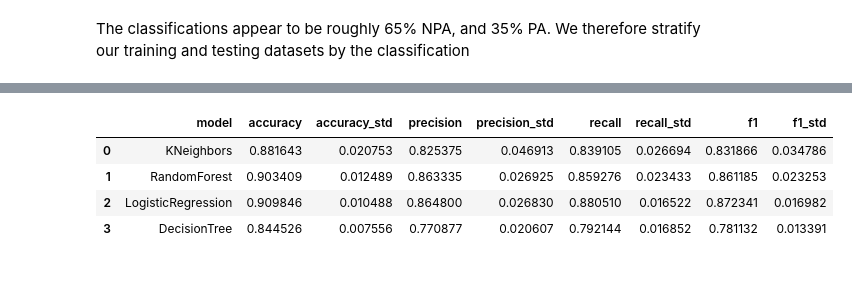
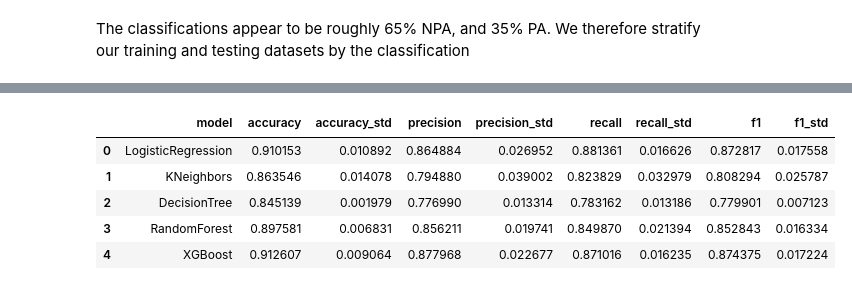
Before and after one commit to ajlukasiewicz/Team_9_MacLearn, a Jupyter notebook: Prediction_of_plant_associated_bacteria.ipynb, the cells around one changed output, grey strips where cells are left out. Drawn from its saved outputs; the diff is of its cells as text; code cells hidden in the pictures.

```diff
--- a/Prediction_of_plant_associated_bacteria.ipynb
+++ b/Prediction_of_plant_associated_bacteria.ipynb
@@ -172,22 +146,0 @@ plt.show()
-# %%
-#ML
-#Random Forest model building and evaluation
-depths = [i for i in range(1, 20+1)]
-accuracies = []
-
-for depth in depths:
-  clf2 = RandomForestClassifier(max_depth=depth, random_state=42)
-  clf2.fit(X_train, y_train.values.ravel())
-  y_pred2 = clf2.predict(X_test)
-  accuracies.append(metrics.accuracy_score(y_test, y_pred2))
-
-
-fig, ax = plt.subplots(1, 1)
-fig.set_size_inches(12, 7)
-ax.plot(depths, accuracies, '-', color="black", ms=10)
-ax.plot(depths, accuracies, 'o', color="blue", ms=5)
-ax.set_xlabel("max depth", size=15)
-ax.set_ylabel("accuracy score", size=15)
-ax.title.set_text('Evaluating Random Forest Classification Accuracy')
-plt.xticks(depths)
-plt.show()
@@ -334,10 +414,11 @@ kf = KFold(n_splits=5, shuffle=True, random_state=42)
 
 # Initialize a dictionary to store the models; parameters provided by Sarah and Muyoung for their models
 models = {
-    'KNeighbors': KNeighborsClassifier(n_neighbors=10),
-    'RandomForest': RandomForestClassifier(n_estimators=100, max_depth = 12),
     'LogisticRegression': LogisticRegression(max_iter = 500, penalty = 'l1', solver = 'saga'),
-    'DecisionTree': DecisionTreeClassifier(max_depth = 7)
+    'KNeighbors': KNeighborsClassifier(n_neighbors=23),
+    'DecisionTree': DecisionTreeClassifier(max_depth=dt_depth, min_samples_leaf=dt_min_samples_leaf),
+    'RandomForest': RandomForestClassifier(n_estimators=RF_n_estimators, max_depth=RF_depth, min_samples_leaf=RF_min_samples_leaf),
+    'XGBoost': xgb.XGBClassifier(objective="binary:logistic", n_estimators=XGB_n_estimators, max_depth=XGB_depth, random_state=42)
 }
 
 # Loop through each model and perform cross-validation
@@ -350,7 +431,10 @@ for name, model in models.items():
 
     for train_index, test_index in kf.split(X):
         X_train, X_test = X[train_index], X[test_index]
-        y_train, y_test = y[train_index], y[test_index]
+        if name != "XGBoost":
+          y_train, y_test = y[train_index], y[test_index]
+        else:
+          y_train, y_test = y[train_index].replace("PA", 1).replace("NPA", 0), y[test_index].replace("PA", 1).replace("NPA", 0)
 
         # Train the model on the training data
         model.fit(X_train, y_train)
@@ -360,40 +444,46 @@ for name, model in models.items():
 
         # Compute the accuracy score and append it to the list
         accuracy = accuracy_score(y_test, y_pred)
         accuracies.append(accuracy)
 
+        if name != "XGBoost":
+          _pos_label = "PA"
+        else:
+          _pos_label = 1
+
         #calculate and print the precision
-        precision.append(precision_score(y_test, y_pred, pos_label = "PA"))
+        precision.append(precision_score(y_test, y_pred, pos_label = _pos_label))
 
         # calculate and print the recall
-        recall.append(recall_score(y_test, y_pred, pos_label = "PA"))
+        recall.append(recall_score(y_test, y_pred, pos_label = _pos_label))
 
         # calculate and print the F1 score
-        f1_sc = f1_score(y_test, y_pred, pos_label = 'PA')
+        f1_sc = f1_score(y_test, y_pred, pos_label = _pos_label)
         f1.append(f1_sc)
 
     # Compute the mean and standard deviation of the accuracies
     mean_accuracy = np.mean(accuracies)
     std_accuracy = np.std(accuracies)
 
     cross_val["model"].append(name)
     cross_val["accuracy"].append(mean_accuracy)
     cross_val["accuracy_std"].append(std_accuracy)
     cross_val["precision"].append(np.mean(precision))
     cross_val["precision_std"].append(np.std(precision))
     cross_val["recall"].append(np.mean(recall))
     cross_val["recall_std"].append(np.std(recall))
     cross_val["f1"].append(np.mean(f1))
     cross_val["f1_std"].append(np.std(f1))
 
 cross_val = pd.DataFrame.from_dict(cross_val)
 cross_val
 # %% [output]
 |  | model | accuracy | accuracy_std | precision | precision_std | recall | recall_std | f1 | f1_std |
-| 0 | KNeighbors | 0.881643 | 0.020753 | 0.825375 | 0.046913 | 0.839105 | 0.026694 | 0.831866 | 0.034786 |
-| 1 | RandomForest | 0.903409 | 0.012489 | 0.863335 | 0.026925 | 0.859276 | 0.023433 | 0.861185 | 0.023253 |
-| 2 | LogisticRegression | 0.909846 | 0.010488 | 0.864800 | 0.026830 | 0.880510 | 0.016522 | 0.872341 | 0.016982 |
-| 3 | DecisionTree | 0.844526 | 0.007556 | 0.770877 | 0.020607 | 0.792144 | 0.016852 | 0.781132 | 0.013391 |
+| 0 | LogisticRegression | 0.910153 | 0.010892 | 0.864884 | 0.026952 | 0.881361 | 0.016626 | 0.872817 | 0.017558 |
+| 1 | KNeighbors | 0.863546 | 0.014078 | 0.794880 | 0.039002 | 0.823829 | 0.032979 | 0.808294 | 0.025787 |
+| 2 | DecisionTree | 0.845139 | 0.001979 | 0.776990 | 0.013314 | 0.783162 | 0.013186 | 0.779901 | 0.007123 |
+| 3 | RandomForest | 0.897581 | 0.006831 | 0.856211 | 0.019741 | 0.849870 | 0.021394 | 0.852843 | 0.016334 |
+| 4 | XGBoost | 0.912607 | 0.009064 | 0.877968 | 0.022677 | 0.871016 | 0.016235 | 0.874375 | 0.017224 |
 # %%
 #SC
 #fitting and extracting top features from LR model
```
Also changed, not shown: parts of 24 cells of this notebook.
